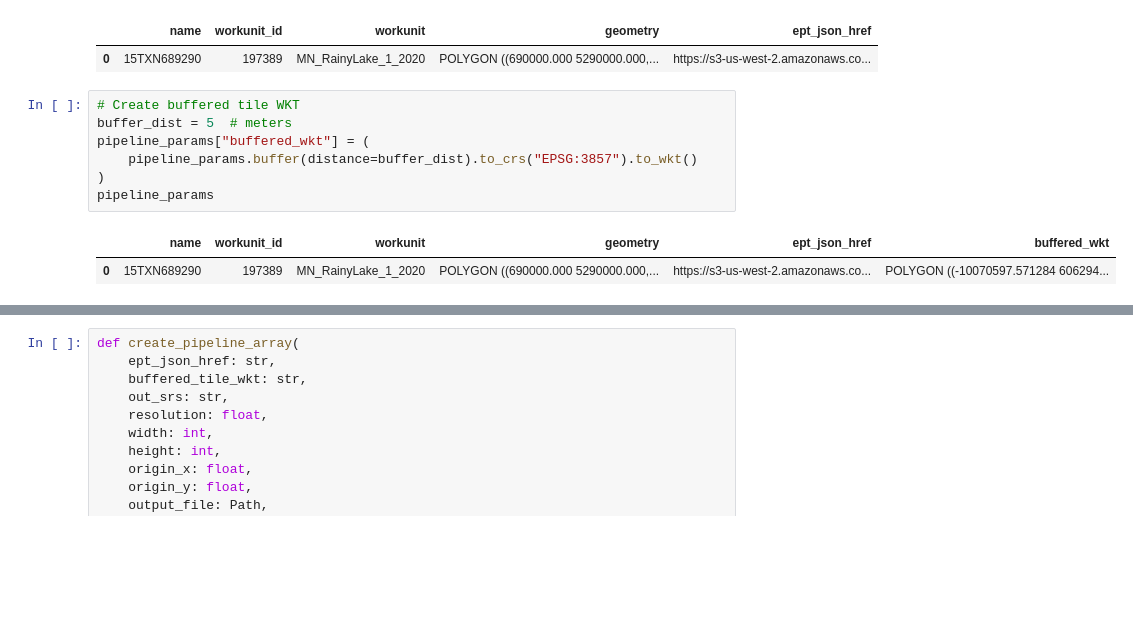
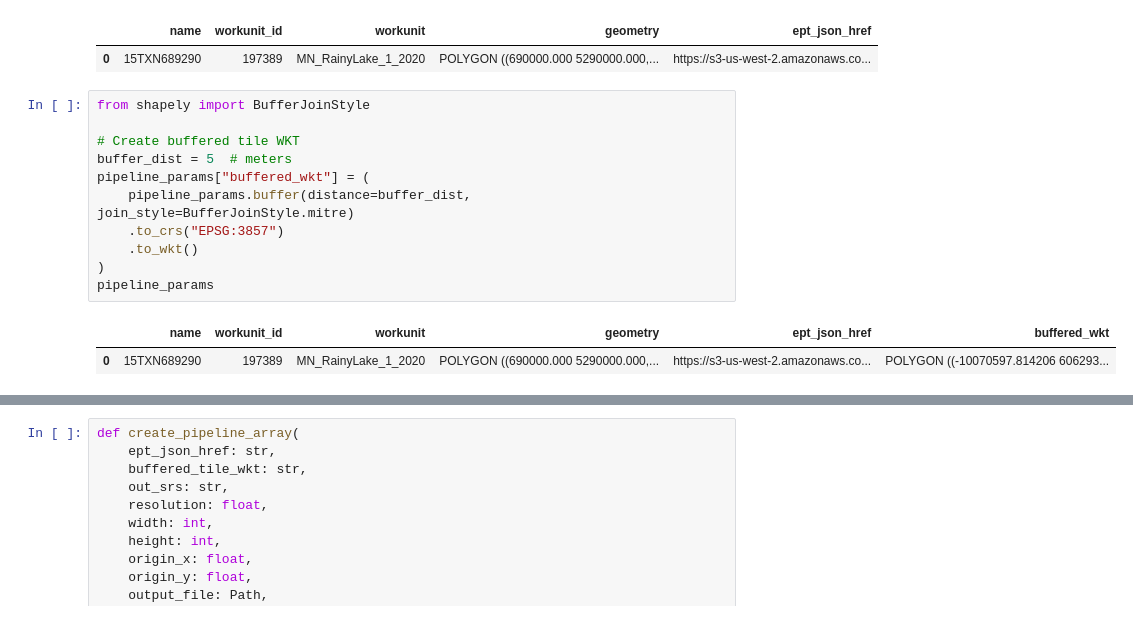
Before and after one commit to depowered/culvert-vision, a Jupyter notebook: notebooks/05-ept-to-geotiff-processing.ipynb, the cells around one changed output, grey strips where cells are left out. Drawn from its saved outputs; the diff is of its cells as text; blank space fills up the shorter version.

Commit message:
prevent buffer from rounding corners

```diff
--- a/notebooks/05-ept-to-geotiff-processing.ipynb
+++ b/notebooks/05-ept-to-geotiff-processing.ipynb
@@ -111,15 +110,19 @@ pipeline_params
 |  | name | workunit_id | workunit | geometry | ept_json_href |
 | 0 | 15TXN689290 | 197389 | MN_RainyLake_1_2020 | POLYGON ((690000.000 5290000.000,... | https://s3-us-west-2.amazonaws.co... |
 # %%
+from shapely import BufferJoinStyle
+
 # Create buffered tile WKT
 buffer_dist = 5  # meters
 pipeline_params["buffered_wkt"] = (
-    pipeline_params.buffer(distance=buffer_dist).to_crs("EPSG:3857").to_wkt()
+    pipeline_params.buffer(distance=buffer_dist, join_style=BufferJoinStyle.mitre)
+    .to_crs("EPSG:3857")
+    .to_wkt()
 )
 pipeline_params
 # %% [output]
 |  | name | workunit_id | workunit | geometry | ept_json_href | buffered_wkt |
-| 0 | 15TXN689290 | 197389 | MN_RainyLake_1_2020 | POLYGON ((690000.000 5290000.000,... | https://s3-us-west-2.amazonaws.co... | POLYGON ((-10070597.571284 606294... |
+| 0 | 15TXN689290 | 197389 | MN_RainyLake_1_2020 | POLYGON ((690000.000 5290000.000,... | https://s3-us-west-2.amazonaws.co... | POLYGON ((-10070597.814206 606293... |
 # %%
 # Assign the EPSG string of the tiles to a field
 pipeline_params["out_srs"] = pipeline_params.crs.srs
```
Also changed, not shown: parts of 6 cells of this notebook.
